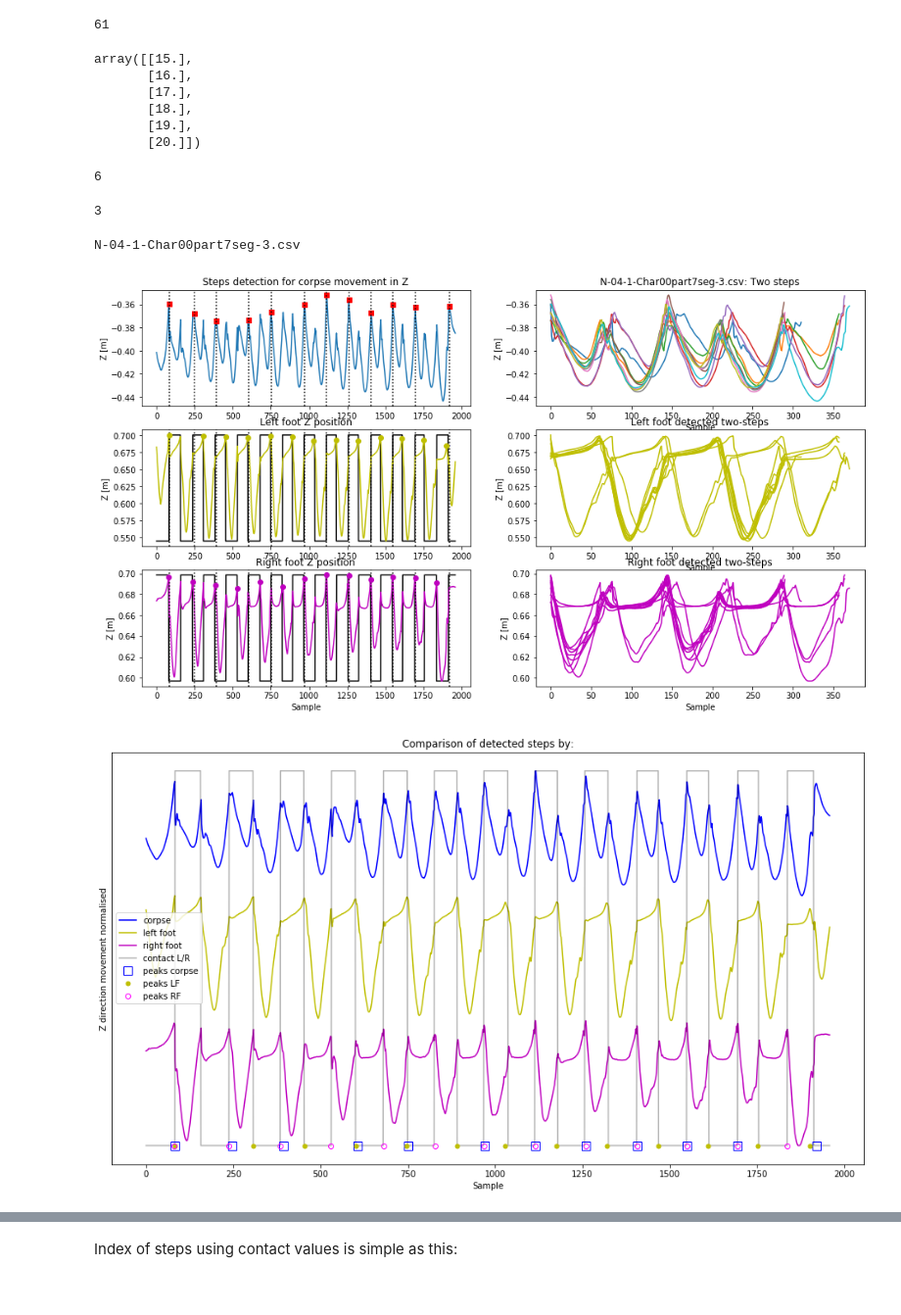
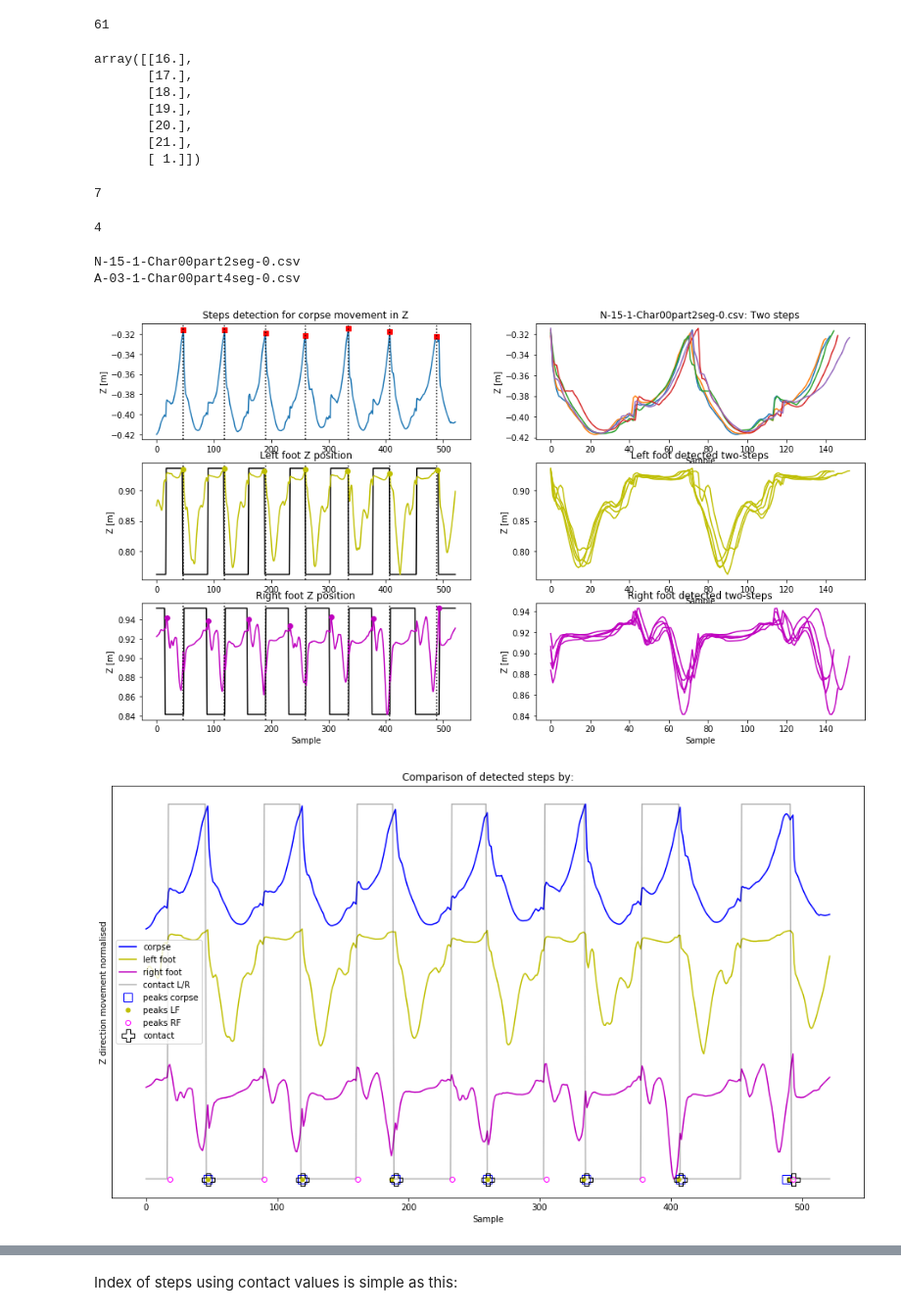
Before and after one commit to onachija/PN, a Jupyter notebook: notebooks/straight_two_steps-One.ipynb, the cells around one changed output, grey strips where cells are left out. Shown at 98% size. Cells and saved outputs as stored; diff of their text form; code cells hidden in the pictures.

```diff
--- a/notebooks/straight_two_steps-One.ipynb
+++ b/notebooks/straight_two_steps-One.ipynb
@@ -61,34 +50,37 @@ len(joint_names_calc)
 # %% [output]
 61
 # %%
-corpus_joints = ['Head','Neck','Spine3','Spine2','Spine1','Spine']
+corpus_joints = ['Head','Neck','Spine3','Spine2','Spine1','Spine','Hips']
 corpus_joints_ind = np.zeros([len(corpus_joints),1])
 cc = 0
 for c in corpus_joints:
-    corpus_joints_ind[cc] = joint_names_calc.index(c)
+    corpus_joints_ind[cc] = joint_names_calc.index(c)+1
     cc+=1
 corpus_joints_ind
 # %% [output]
-array([[15.],
-       [16.],
+array([[16.],
        [17.],
        [18.],
        [19.],
-       [20.]])
+       [20.],
+       [21.],
+       [ 1.]])
 # %%
-left_foot_ind = joint_names_calc.index('LeftFoot')
+left_foot_ind = joint_names_calc.index('LeftFoot')+1
 left_foot_ind
 # %% [output]
-6
+7
 # %%
-right_foot_ind = joint_names_calc.index('RightFoot')
+right_foot_ind = joint_names_calc.index('RightFoot')+1
 right_foot_ind
 # %% [output]
-3
+4
 # %%
 def make_normalized(x):
     xn = (x - min(x))/(max(x)-min(x))
     return xn
+# %%
+files = ['N-15-1-Char00part2seg-0.csv','A-03-1-Char00part4seg-0.csv']
 # %%
 for file in files:
     subject =  file.split(sep='Char00',maxsplit=1)[0]+'Char00'
@@ -108,7 +100,7 @@ for file in files:
     # HEAD
     head_cols = []
     for col in xdf.columns.to_list():
-        if (str(int(15))) in col:
+        if (str(int(16))) in col:
             head_cols.append(xdf.columns.to_list().index(col))
     head_df = xdf.filter(xdf.columns[head_cols],axis=1)
 
@@ -116,8 +108,12 @@ for file in files:
     corpus_cols_ind = []
     for c in corpus_joints_ind:
         for col in xdf.columns.to_list():
-            if (str(int(c))) in col:
-                corpus_cols_ind.append(xdf.columns.to_list().index(col))
+                if c<10:
+                    name = '0' + str(int(c)) + '-'
+                else:
+                    name = str(int(c)) + '-'
+                if col.startswith(name):
+                    corpus_cols_ind.append(xdf.columns.to_list().index(col))
 
     corpus_df = xdf.filter(xdf.columns[corpus_cols_ind],axis=1)
 
@@ -154,7 +150,13 @@ for file in files:
     peaksLF, _ = find_peaks(x_LF,distance=TH_dist)
     peaksRF, _ = find_peaks(x_RF,distance=TH_dist)
 
+    peaksL = np.where(np.diff(df.contactL)>0)[0]
+    peaksR = np.where(np.diff(df.contactR)>0)[0]
 
+    if len(peaksL) > len(peaksR):
+        steps = peaksL
+    else:
+        steps = peaksR
     #if len(peaks) > 4:
     #    peaks = peaks[1:-1]
 
@@ -213,35 +215,38 @@ for file in files:
     ax[2,1].set_title('Right foot detected two-steps')
     ax[2,1].set_ylabel('Z [m]')
 
     ax[1,0].plot(peaksLF, x_LF[peaksLF], "yo")
     ax[2,0].plot(peaksRF, x_RF[peaksRF], "mo")
         #plt.savefig(file[:-4] + '.png')
         #plt.close()
 
     # Comparison of step detection:
     #1] corpse blue
     #2] left foot yellow
     #3] right foot magenta
     #4] contact L/R black/red
     fig = plt.figure(figsize=(16,9))
     plt.plot(make_normalized(x)+2,'b')
     plt.plot(make_normalized(x_LF)+1,'y')
     plt.plot(make_normalized(x_RF),'m')
     plt.plot(df.contactL*3,'k',alpha=0.3)
     #plt.plot(df.contactR*(1),'r')
     plt.plot(peaks, np.zeros(len(peaks)), "s",markersize=10,markerfacecolor="None",
          markeredgecolor='blue')
     plt.plot(peaksLF, np.zeros(len(peaksLF)), "yo",markersize=5)
     plt.plot(peaksRF, np.zeros(len(peaksRF)), "o",markerfacecolor="None",
          markeredgecolor='magenta')
-    plt.legend(['corpse','left foot','right foot','contact L/R','peaks corpse','peaks LF','peaks RF'])
+    plt.plot(steps, np.zeros(len(steps)), "P",markerfacecolor="None",
+         markeredgecolor='black',markersize=15)
+    plt.legend(['corpse','left foot','right foot','contact L/R','peaks corpse','peaks LF','peaks RF','contact'])
     plt.title('Comparison of detected steps by:')
     plt.ylabel('Z direction movement normalised')
     plt.yticks([])
     plt.xlabel('Sample')
 
-    break
+    #break
 # %% [output]
-N-04-1-Char00part7seg-3.csv
+N-15-1-Char00part2seg-0.csv
+A-03-1-Char00part4seg-0.csv
-[figure, old version]
+[figure, new version]
-[figure, old version]
+[figure, new version]
```
Also changed, not shown: parts of 11 cells of this notebook, 10 other files.
